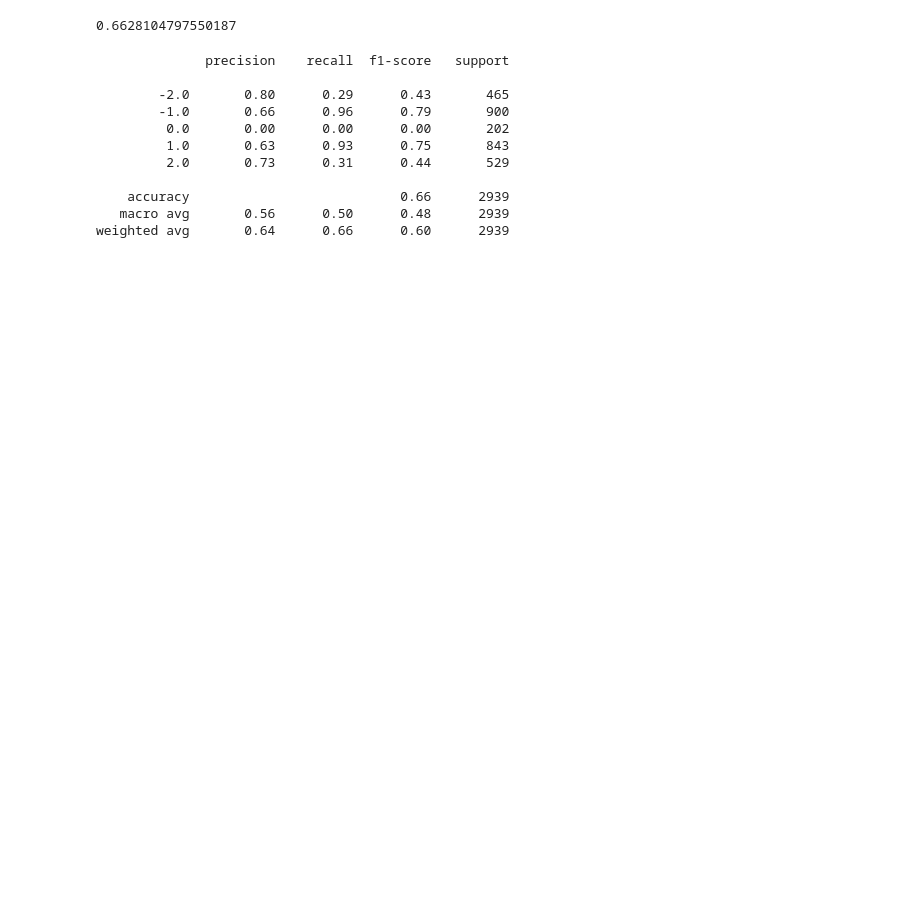
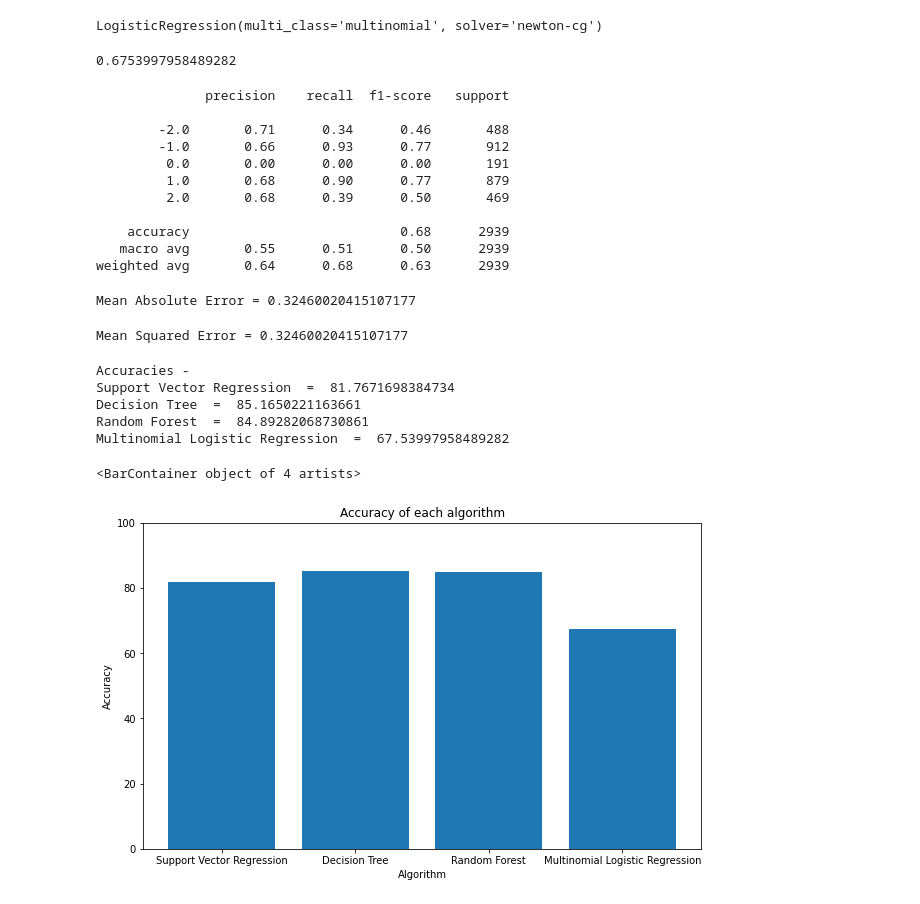
Before and after one commit to chandrakshitiz/tsa_ml, a Jupyter notebook: tweet_analysis.ipynb, the cells around one changed output. Drawn from its saved outputs; the diff is of its cells as text; code cells hidden in the pictures; blank space fills up the shorter version.

```diff
--- a/tweet_analysis.ipynb
+++ b/tweet_analysis.ipynb
@@ -275,8 +361,5 @@ C.RANDOM FOREST
 # %%
 from sklearn.ensemble import RandomForestClassifier
-model3= RandomForestClassifier()
-model3.fit(X_train,y_train)
-y_pred3_test =model3.predict(X_test)
-acc_rf=metrics.accuracy_score(y_test, y_pred3_test)
-print(acc_rf)
+model_rf= RandomForestClassifier()
+model_rf.fit(X_train,y_train)
 # %% [output]
@@ -283,0 +367,3 @@ print(acc_rf)
+# %%
+y_pred_rf_test =model_rf.predict(X_test)
+acc_rf=metrics.accuracy_score(y_test, y_pred_rf_test)
@@ -300,23 +400,57 @@ D. MULTINOMIAL LOGISTIC REGRESSION
 # %%
 from sklearn.linear_model import LogisticRegression
-model4= LogisticRegression(multi_class='multinomial',solver='newton-cg')
-model4.fit(X_train, y_train)
-y_pred4_test =model4.predict(X_test)
-acc_lr=metrics.accuracy_score(y_test, y_pred4_test)
-print(acc_lr)
+model_lr= LogisticRegression(multi_class='multinomial',solver='newton-cg')
+model_lr.fit(X_train, y_train)
 # %% [output]
-0.6628104797550187
+LogisticRegression(multi_class='multinomial', solver='newton-cg')
+# %%
+y_pred_lr_test =model_lr.predict(X_test)
+acc_lr=metrics.accuracy_score(y_test, y_pred_lr_test)
+# %%
+acc_lr
+# %% [output]
+0.6753997958489282
 # %%
-print(classification_report(y_test,y_pred4_test))
+print(classification_report(y_test,y_pred_lr_test))
 # %% [output]
               precision    recall  f1-score   support
 
-        -2.0       0.80      0.29      0.43       465
-        -1.0       0.66      0.96      0.79       900
-         0.0       0.00      0.00      0.00       202
-         1.0       0.63      0.93      0.75       843
-         2.0       0.73      0.31      0.44       529
+        -2.0       0.71      0.34      0.46       488
+        -1.0       0.66      0.93      0.77       912
+         0.0       0.00      0.00      0.00       191
+         1.0       0.68      0.90      0.77       879
+         2.0       0.68      0.39      0.50       469
 
-    accuracy                           0.66      2939
-   macro avg       0.56      0.50      0.48      2939
-weighted avg       0.64      0.66      0.60      2939
+    accuracy                           0.68      2939
+   macro avg       0.55      0.51      0.50      2939
+weighted avg       0.64      0.68      0.63      2939
+# %%
+mae =mean_absolute_error(y_test,y_pred_lr_test)
+print("Mean Absolute Error =",mae)
+# %% [output]
+Mean Absolute Error = 0.32460020415107177
+# %%
+mse =mean_squared_error(y_test,y_pred_lr_test)
+print("Mean Squared Error =",mse)
+# %% [output]
+Mean Squared Error = 0.32460020415107177
+# %%
+fig = plt.figure(figsize = (10, 6))
+alg=['Support Vector Regression','Decision Tree','Random Forest','Multinomial Logistic Regression']
+acc=[acc_svr*100,acc_dtree*100,acc_rf*100,acc_lr*100]
+print("Accuracies -")
+for i in range(4):
+    print(alg[i]," = ",acc[i])
+plt.ylabel('Accuracy')
+plt.xlabel('Algorithm')
+plt.title('Accuracy of each algorithm')
+plt.ylim(0, 100)
+plt.bar(alg,acc)
+# %% [output]
+Accuracies -
+Support Vector Regression  =  81.7671698384734
+Decision Tree  =  85.1650221163661
+Random Forest  =  84.89282068730861
+Multinomial Logistic Regression  =  67.53997958489282
+<BarContainer object of 4 artists>
+[figure, added]
```
Also changed, not shown: parts of 59 cells of this notebook, 1 other file.
